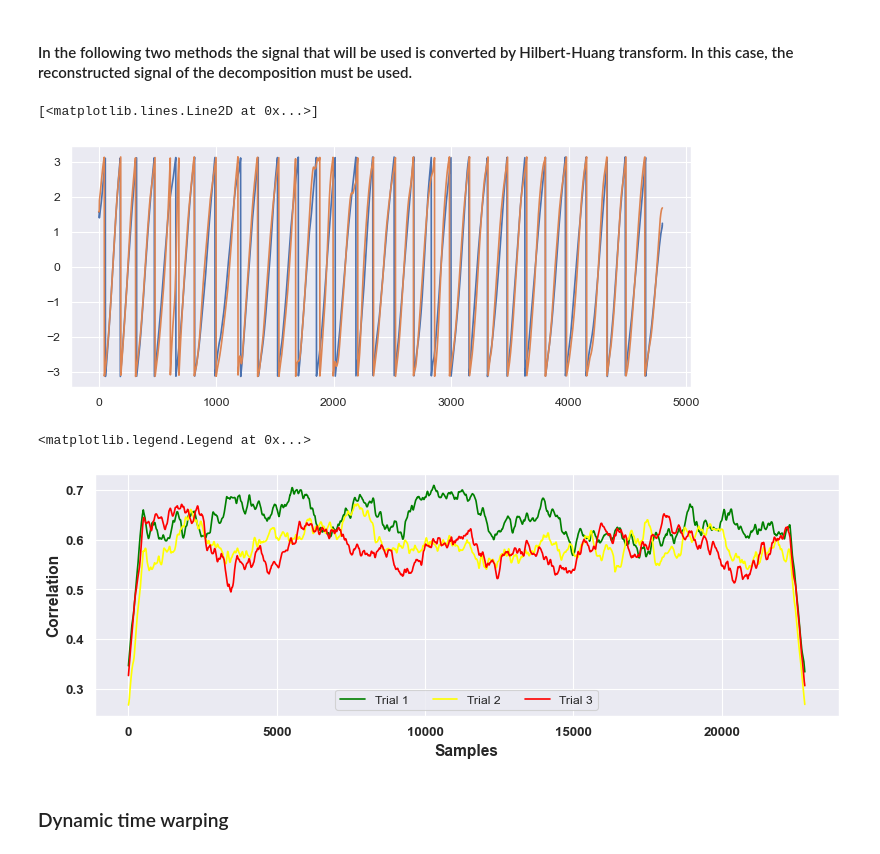
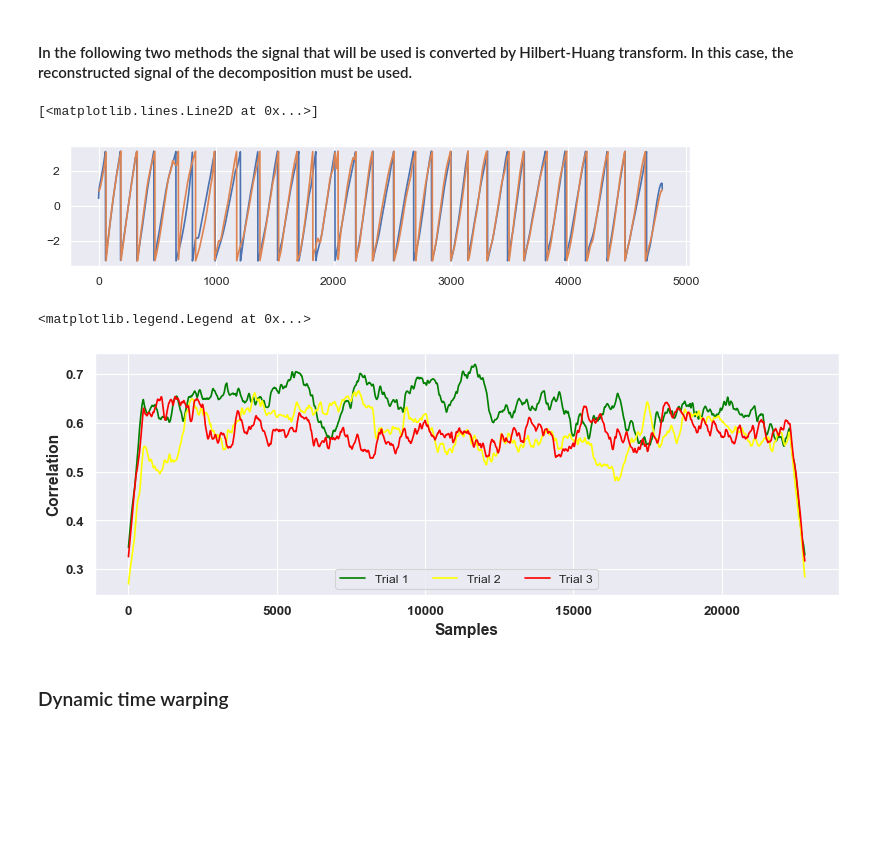
Before and after one commit to luisilva-pro/PhysioOper, a Jupyter notebook: Breath.ipynb, the cells around one changed output. Cells and saved outputs as stored; diff of their text form; code cells hidden in the pictures; blank space fills up the shorter version.

```diff
--- a/Breath.ipynb
+++ b/Breath.ipynb
@@ -154,19 +350,13 @@ for ii in range(0, len(comp_resp)):
 # %% [markdown]
 ### Pearson coefficient with overlapping window
 # %%
-def smooth(y, win_size):
-    window = np.ones(win_size) / win_size
-    y_smooth = np.convolve(y, window, mode='same')
-
-    return y_smooth
-
 # Signal itself
 
 cor = []
 center=False
 
 for ii in range(0, len(ds_resp)):
-    s = nk.signal_synchrony(z_ds_resp[ii][0, :], z_ds_resp[ii][1, :], method="correlation", window_size=100)
+    s = nk.signal_synchrony(z_ds_resp[ii][0, :], z_ds_resp[ii][1, :], method="correlation", window_size=40*10)
     cor.append(s)
 # %%
 rest = [ii for ii in range(len(info)) if ii % 5 == 0]
@@ -228,7 +419,7 @@ cor_d = []
 tasks_d = [ii for ii in range(len(z_comp_resp)) if ii % 2 == 0]
 
 for n in tasks_d:
-    d = nk.signal_synchrony(z_comp_resp[n][:, 3], z_comp_resp[n + 1][:, 3], method="correlation", window_size=100)
+    d = nk.signal_synchrony(z_comp_resp[n][:, 3], z_comp_resp[n + 1][:, 3], method="correlation", window_size=40*10)
     cor_d.append(d)
 # %%
 rest = [ii for ii in range(len(info)) if ii % 5 == 0]
@@ -305,12 +497,13 @@ print(xlag.T)
    -1.5  -0.5   2.5  -6.5  -8.5   4.5   4.5   5.5]]
 # %%
 xlag = abs(xlag)
+l_xlag = [ii for ii in range(0,len(xlag)) if ii % 5 == 2]
 
 task1 = []
 task2 = []
 task3 = []
 
-for n in tasks:
+for n in l_xlag:
     t1 = xlag[n]
     task1.append(t1)
     t2 = xlag[n+1]
@@ -353,11 +549,13 @@ len(comp_resp)
 # %%
 xlag_d = abs(xlag_d)
+
+l_xlag_d = [ii for ii in range(0,len(xlag_d)) if ii % 5 == 2]
 
 task1 = []
 task2 = []
 task3 = []
 
-for n in tasks:
+for n in l_xlag_d:
     t1 = xlag_d[n]
     task1.append(t1)
     t2 = xlag_d[n+1]
@@ -373,6 +571,4 @@ plt.bar(['Trial1', 'Trial2', 'Trial3'], [task1, task2, task3], color=['green','y
 plt.xticks(fontweight='bold', fontsize=14)
 plt.yticks(fontweight='bold', fontsize=12)
 plt.ylabel('Samples', fontweight='bold', fontsize=14)
-
-print(xlag_d)
 # %% [output]
@@ -396,22 +593,24 @@ for n in tasks2:
     ph_abd= np.angle(si.hilbert(y2),deg=False)
     phase_abd.append(ph_abd)
 # %%
-plt.figure(figsize=(10, 4), dpi=80)
+plt.figure(figsize=(10, 2), dpi=80)
 plt.plot(phase_chest[1])
 plt.plot(phase_abd[1])
 # %% [output]
 [<matplotlib.lines.Line2D at 0x...>]
-[figure, old version]
+[figure, new version]
 # %%
 for jj in range(0,len(phase_chest)):
     phase_diff = 1 - np.sin(np.abs(phase_chest[jj] - phase_abd[jj]) / 2)
     phase_synchrony.append(phase_diff)
 # %%
+l_phase = [ii for ii in range(0,len(phase_synchrony)) if ii % 5 == 2]
+
 ph1 = []
 ph2 = []
 ph3 = []
 
-for n in tasks:
+for n in l_phase:
     p1 = phase_synchrony[n]
     ph1.append(p1)
     p2 = phase_synchrony[n+1]
@@ -423,10 +622,11 @@ green = np.mean(ph1, axis = 0)
 yellow = np.mean(ph2, axis = 0)
 red = np.mean(ph3, axis = 0)
 
+wind_ph = 1000
 plt.figure(figsize=(12, 4), dpi=80)
-plt.plot(smooth(green, 1000), 'green')
-plt.plot(smooth(yellow, 1000), 'yellow')
-plt.plot(smooth(red, 1000), 'red')
+plt.plot(smooth(green, wind_ph), 'green')
+plt.plot(smooth(yellow, wind_ph), 'yellow')
+plt.plot(smooth(red, wind_ph), 'red')
 plt.xticks(fontweight='bold', fontsize=12)
 plt.yticks(fontweight='bold', fontsize=12)
 plt.xlabel('Samples', fontweight='bold', fontsize=14)
@@ -434,7 +634,7 @@ plt.ylabel('Correlation', fontweight='bold', fontsize=14)
 plt.legend(['Trial 1','Trial 2','Trial 3'], ncol=3, loc='lower center')
 # %% [output]
 <matplotlib.legend.Legend at 0x...>
-[figure, old version]
+[figure, new version]
 # %% [markdown]
 ### Dynamic time warping
 # %%
```
Also changed, not shown: parts of 30 cells of this notebook, 4 other files.
